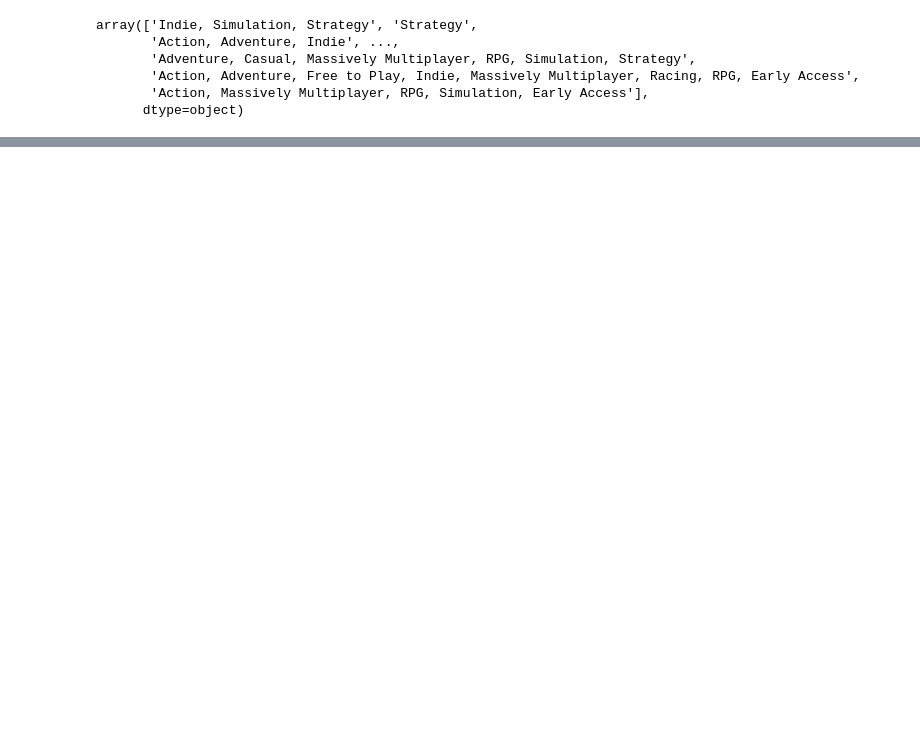
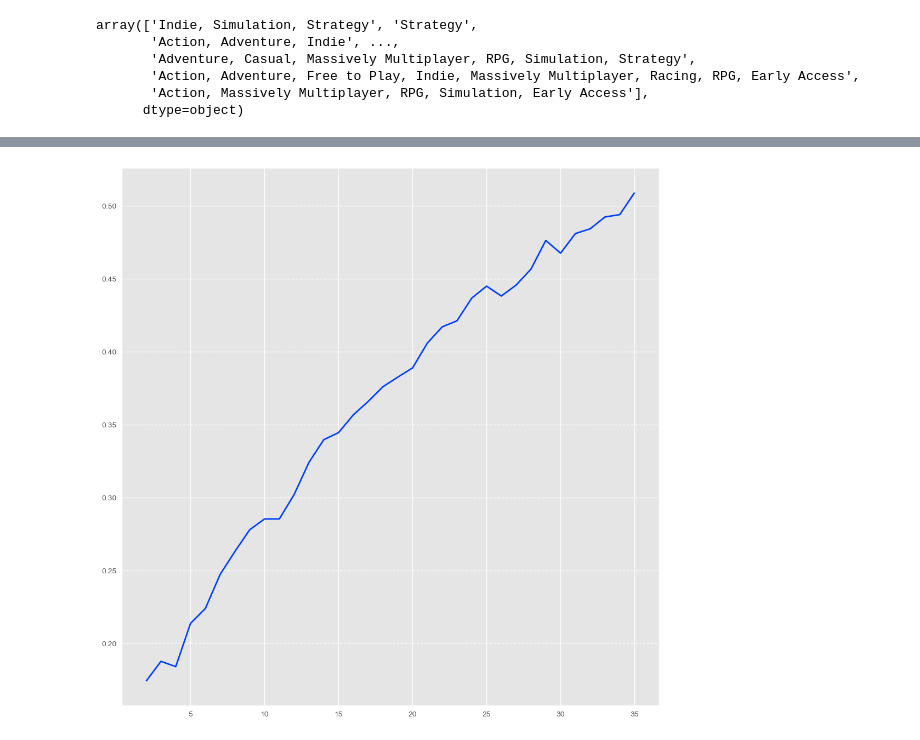
Before and after one commit to trevormoon/ASAC_ml_project, a Jupyter notebook: EDA/LSH/genre_pre.ipynb, the cells around one changed output, grey strips where cells are left out. Cells and saved outputs as stored; diff of their text form; code cells hidden in the pictures; blank space fills up the shorter version.

```diff
--- a/EDA/LSH/genre_pre.ipynb
+++ b/EDA/LSH/genre_pre.ipynb
@@ -178,0 +90,12 @@ cluster_details[0]['genre']
+# %%
+from sklearn.metrics import silhouette_score
+
+silhouette_list = []
+
+for i in range(2, 36):
+    print(f'cluster : {i}')
+    k_m = KMeans(n_clusters=i, random_state=1234)
+    k_m.fit(genre_df.drop(['appid'], axis=1))
+    labels = k_m.labels_
+    silhouette = silhouette_score(genre_df.drop(['appid'], axis=1), labels, metric='euclidean')
+    silhouette_list.append(silhouette)
@@ -178,0 +120,9 @@ cluster_details[0]['genre']
+# %%
+plt.style.use(['seaborn-v0_8-bright'])
+
+plt.figure(figsize=(10,10))
+plt.plot(range(2,36), silhouette_list)
+plt.grid(True , axis = 'y', linestyle='--')
+plt.show()
+# %% [output]
+[figure, added]
```
Also changed, not shown: parts of 44 cells of this notebook, 7 other files.
